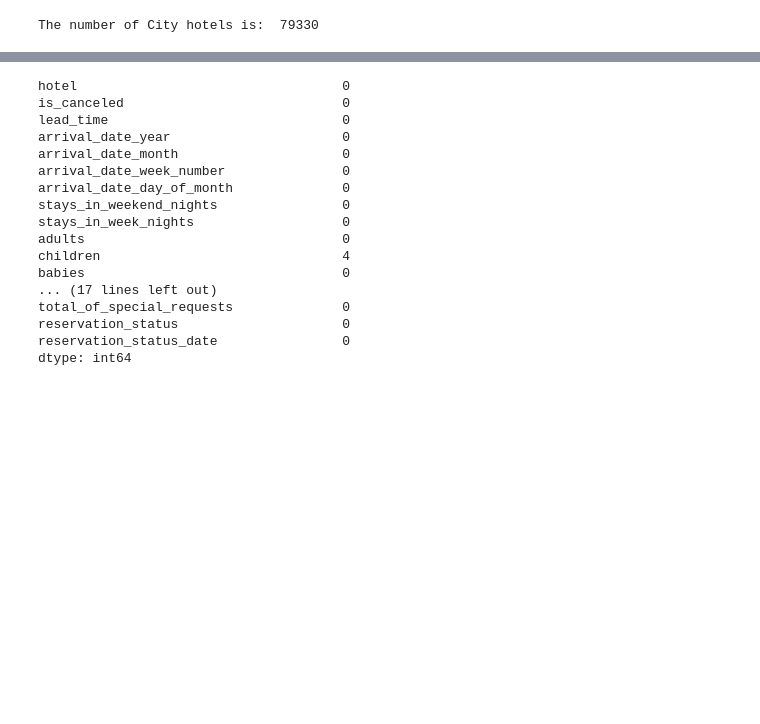
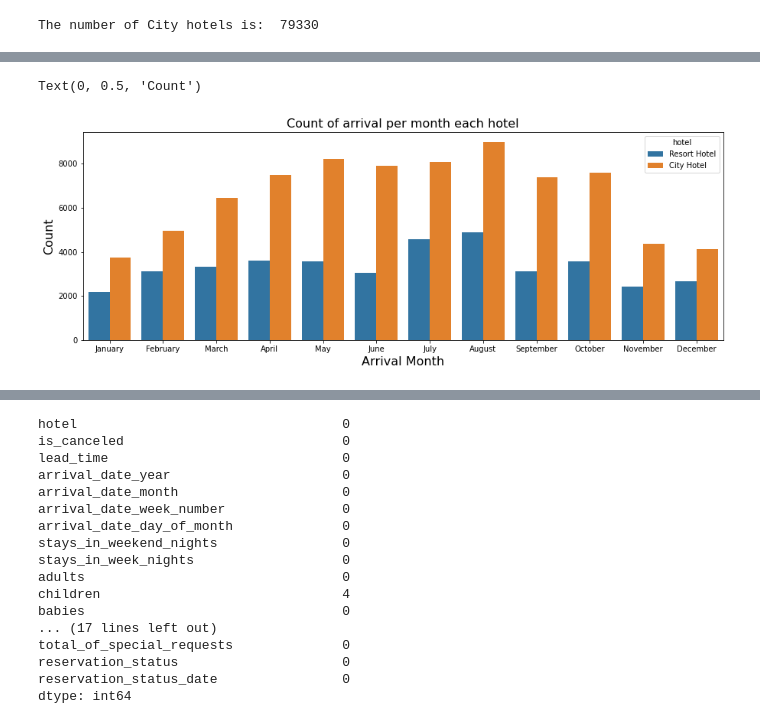
Before and after one commit to stephenbett/Hotel-Booking-Analysis, a Jupyter notebook: HOTEL DATA ANALYSIS.ipynb, the cells around one changed output, grey strips where cells are left out. Cells and saved outputs as stored; diff of their text form; code cells hidden in the pictures; blank space fills up the shorter version.

```diff
--- a/HOTEL DATA ANALYSIS.ipynb
+++ b/HOTEL DATA ANALYSIS.ipynb
@@ -148,0 +169,9 @@ The number of City hotels is:  79330
+# %%
+plt.rcParams['figure.figsize']= (15,5)
+sns.countplot(data = data, x = 'arrival_date_month', hue = 'hotel', order= [ 'January', 'February', 'March', 'April', 'May', 'June', 'July','August', 'September', 'October', 'November', 'December'])
+plt.title('Count of arrival per month each hotel',fontsize=16)
+plt.xlabel('Arrival Month', fontsize=16)
+plt.ylabel('Count', fontsize=16)
+# %% [output]
+Text(0, 0.5, 'Count')
+[figure, added]
```
Also changed, not shown: parts of 50 cells of this notebook.
